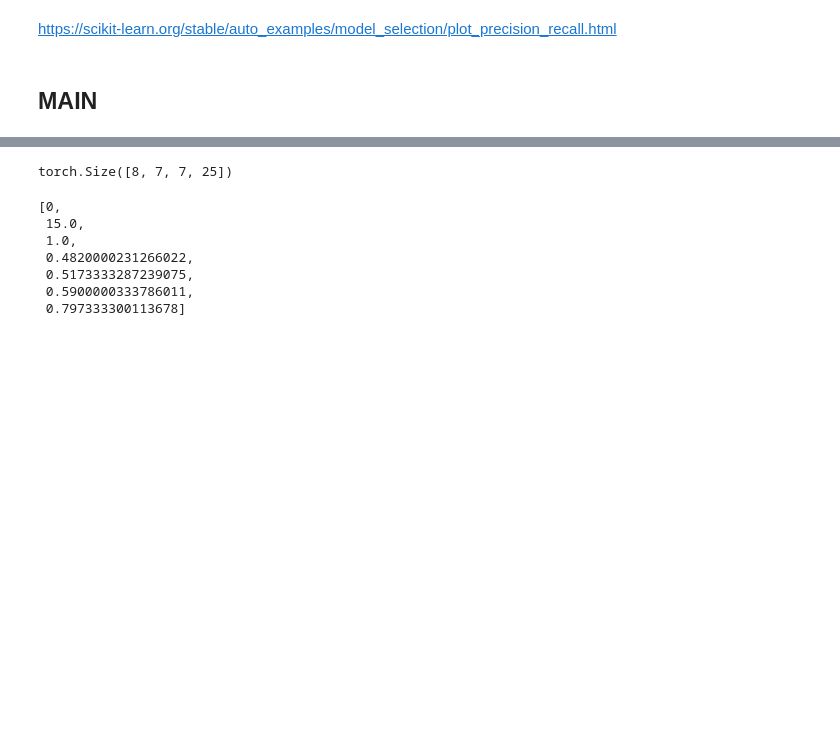
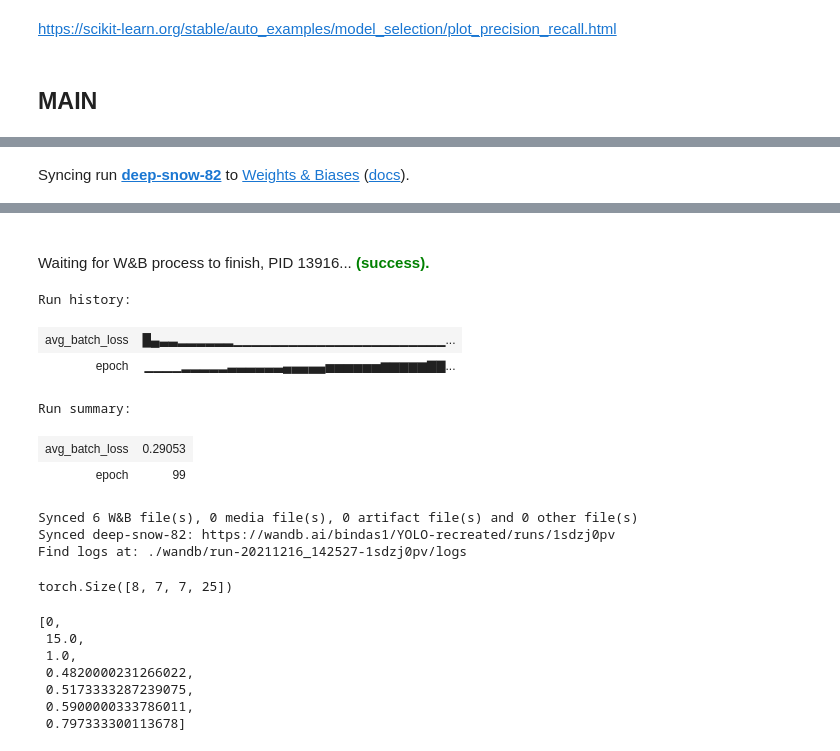
Before and after one commit to bindas1/YOLO-recreated, a Jupyter notebook: Forward_propagation.ipynb, the cells around one changed output, grey strips where cells are left out. Drawn from its saved outputs; the diff is of its cells as text; code cells hidden in the pictures; blank space fills up the shorter version.

```diff
--- a/Forward_propagation.ipynb
+++ b/Forward_propagation.ipynb
@@ -294,0 +186,5 @@ Find logs at: ./wandb/run-20211210_001736-3uvuummr/logs
+# %%
+model = train.model_pipeline(config, True, True, train_dl_predef, test_dl_predef)
+# model = train.model_pipeline(config, True, False)
+# %% [output]
+Syncing run deep-snow-82 to Weights & Biases (docs).
@@ -295,3 +208,13 @@ Find logs at: ./wandb/run-20211210_001736-3uvuummr/logs
+Waiting for W&B process to finish, PID 13916... (success).
+Run history:
+| avg_batch_loss | █▄▃▃▂▂▂▂▂▂▁▁▁▁▁▁▁▁▁▁▁▁▁▁▁▁▁▁▁▁▁▁▁... |
+| epoch | ▁▁▁▁▂▂▂▂▂▃▃▃▃▃▃▄▄▄▄▄▅▅▅▅▅▅▆▆▆▆▆▇▇... |
+Run summary:
+| avg_batch_loss | 0.29053 |
+| epoch | 99 |
+Synced 6 W&B file(s), 0 media file(s), 0 artifact file(s) and 0 other file(s)
+Synced deep-snow-82: https://wandb.ai/bindas1/YOLO-recreated/runs/1sdzj0pv
+Find logs at: ./wandb/run-20211216_142527-1sdzj0pv/logs
 # %%
 # for lr in [0.000001, 0.000005, 0.00001, 0.00005, 0.0001]:
 #     model = architecture.darknet()
```
Also changed, not shown: parts of 23 cells of this notebook, 3 other files.
